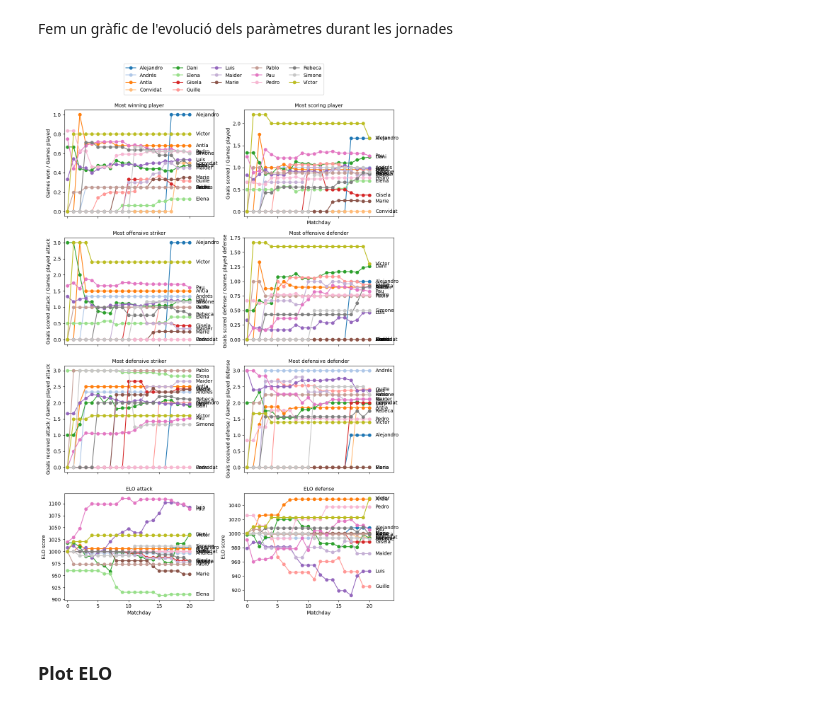
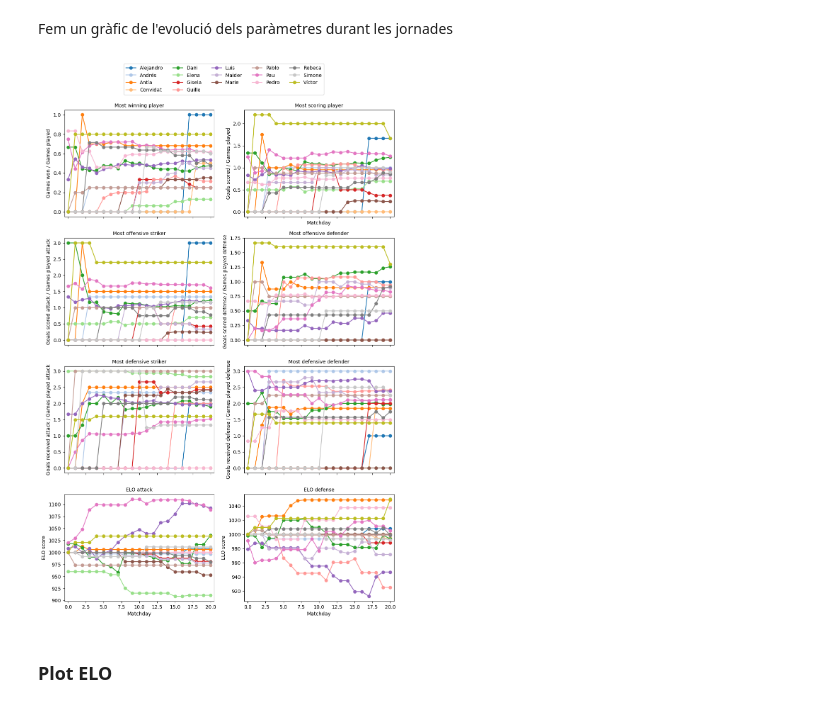
Before and after one commit to pgrebolt/ICEChampionsLeague, a Jupyter notebook: plot_stats.ipynb, the cells around one changed output. Drawn from its saved outputs; the diff is of its cells as text; code cells hidden in the pictures.

Commit message:
Removed legacy stats in matchdays plots

```diff
--- a/plot_stats.ipynb
+++ b/plot_stats.ipynb
@@ -119,7 +119,7 @@ def plot_matchday_evolution(parameter, title, ax, label=False):
             ax.plot(matchdays, parameter_evolution_values, marker = 'o') #plot sense label
 
         # Add player label
-        ax.text(matchdays[-1]+1, parameter_evolution_values[-1], player, ha='left', va='center')
+        #ax.text(matchdays[-1]+1, parameter_evolution_values[-1], player, ha='left', va='center')
 
         # Add title
         ax.set_title(title, fontsize=10)
@@ -131,35 +131,35 @@ axs = axs.flatten()
 plot_matchday_evolution('WinPlayed', "Most winning player", axs[0], label = True)
 plot_matchday_evolution('ScoredPlayed', "Most scoring player", axs[1])
 plot_matchday_evolution('ScoredAttackPlayed', "Most offensive striker", axs[2])
 plot_matchday_evolution('ScoredDefensePlayed', "Most offensive defender", axs[3])
 plot_matchday_evolution('ReceivedAttackPlayed', "Most defensive striker", axs[4])
 plot_matchday_evolution('ReceivedDefensePlayed', "Most defensive defender", axs[5])
 plot_matchday_evolution('ELOAttack', "ELO attack", axs[6])
 plot_matchday_evolution('ELODefense', "ELO defense", axs[7])
 
 axs[1].set_xlabel("Matchday")
 axs[0].set_ylabel("Games won / Games played")
 axs[1].set_ylabel("Goals scored / Games played")
 axs[2].set_ylabel("Goals scored attack / Games played attack")
 axs[3].set_ylabel("Goals scored defense / Games played defense")
 axs[4].set_ylabel("Goals received attack / Games played attack")
 axs[5].set_ylabel("Goals received defense / Games played defense")
 axs[6].set_ylabel("ELO score")
 axs[7].set_ylabel("ELO score")
 
 for i in range(len(axs)):
-    axs[i].set_xlim(-0.5, matchdays[-1] +4)
+    axs[i].set_xlim(-0.5, matchdays[-1]+0.5)
 
 for i in [-1, -2]:
     axs[i].set_xlabel('Matchday')
 
 fig.legend(bbox_to_anchor = ( 0.5, 0.9), ncol = 5, loc = 'lower center')
 
 # Guardem la figura per poderla posar al README
 plt.subplots_adjust(hspace=0.2)
 plt.savefig('results/winplayed_stats.png', dpi=300, bbox_inches='tight')
 # %% [output]
-[figure, old version]
+[figure, new version]
 # %% [markdown]
 ### Plot ELO
 # %%
```
Also changed, not shown: parts of 1 cell of this notebook, 3 other files.
